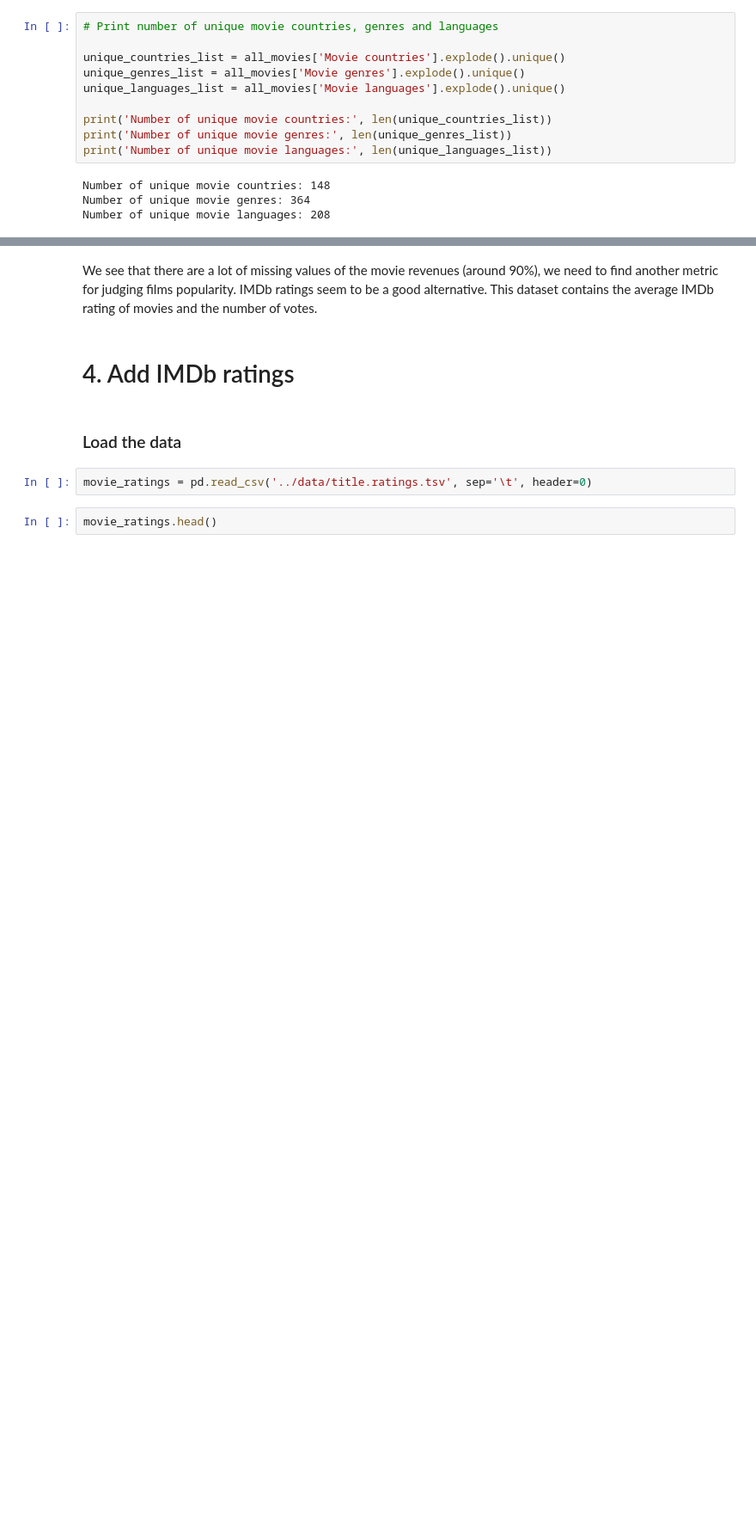
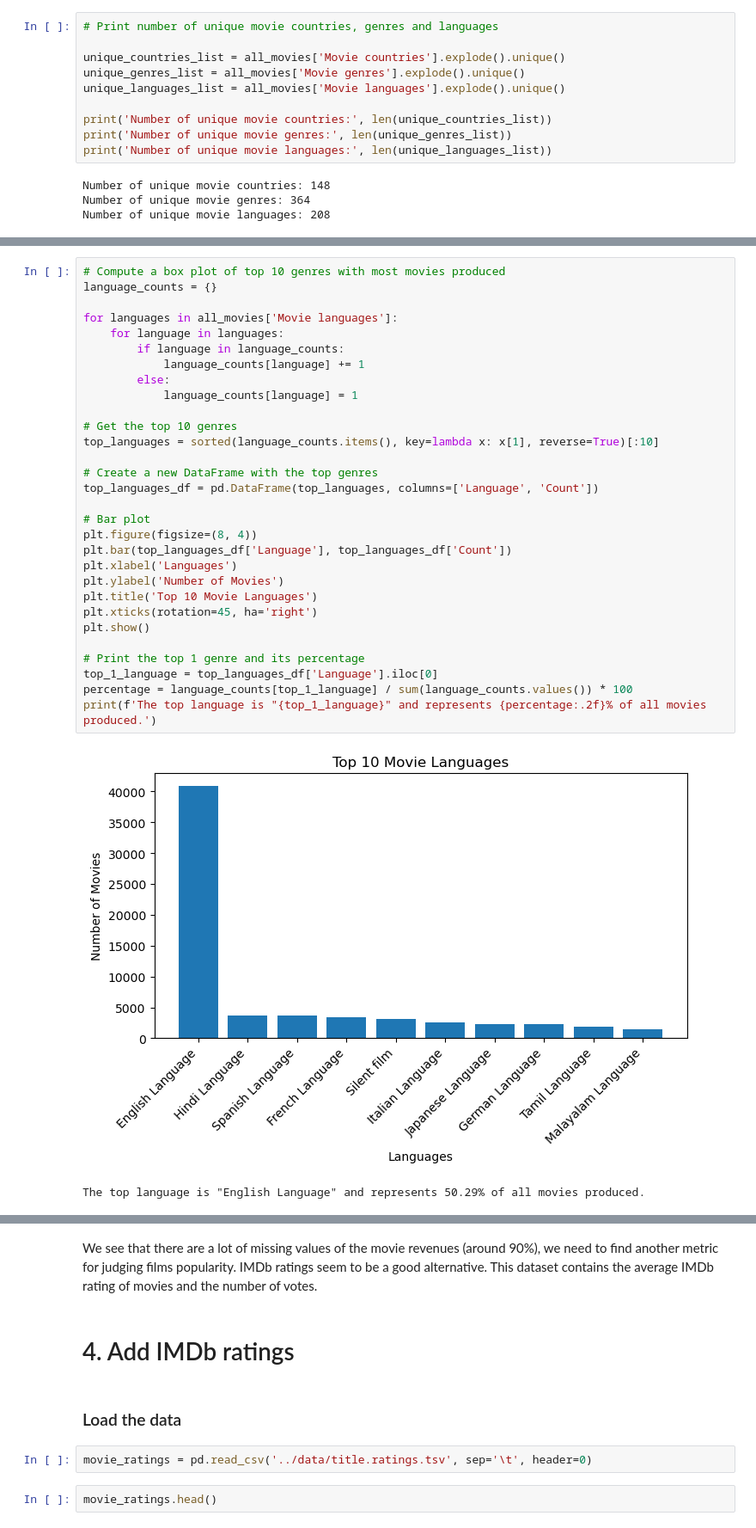
Before and after one commit to epfl-ada/ada-2023-project-workingteam2023, a Jupyter notebook: exploration/main.ipynb, the cells around one changed output, grey strips where cells are left out. Shown at 86% size. Drawn from its saved outputs; the diff is of its cells as text; blank space fills up the shorter version.

```diff
--- a/exploration/main.ipynb
+++ b/exploration/main.ipynb
@@ -425 +429,34 @@ The top 1 genre is Drama and represents 13.98% of all movies produced.
+# %%
+# Compute a box plot of top 10 genres with most movies produced
+language_counts = {}
+
+for languages in all_movies['Movie languages']:
+    for language in languages:
+        if language in language_counts:
+            language_counts[language] += 1
+        else:
+            language_counts[language] = 1
+
+# Get the top 10 genres
+top_languages = sorted(language_counts.items(), key=lambda x: x[1], reverse=True)[:10]
+
+# Create a new DataFrame with the top genres
+top_languages_df = pd.DataFrame(top_languages, columns=['Language', 'Count'])
+
+# Bar plot
+plt.figure(figsize=(8, 4))
+plt.bar(top_languages_df['Language'], top_languages_df['Count'])
+plt.xlabel('Languages')
+plt.ylabel('Number of Movies')
+plt.title('Top 10 Movie Languages')
+plt.xticks(rotation=45, ha='right')
+plt.show()
+
+# Print the top 1 genre and its percentage
+top_1_language = top_languages_df['Language'].iloc[0]
+percentage = language_counts[top_1_language] / sum(language_counts.values()) * 100
+print(f'The top language is "{top_1_language}" and represents {percentage:.2f}% of all movies produced.')
+# %% [output]
+[figure, added]
+The top language is "English Language" and represents 50.29% of all movies produced.
 # %% [markdown]
```
Also changed, not shown: parts of 23 cells of this notebook, 2 other files.
